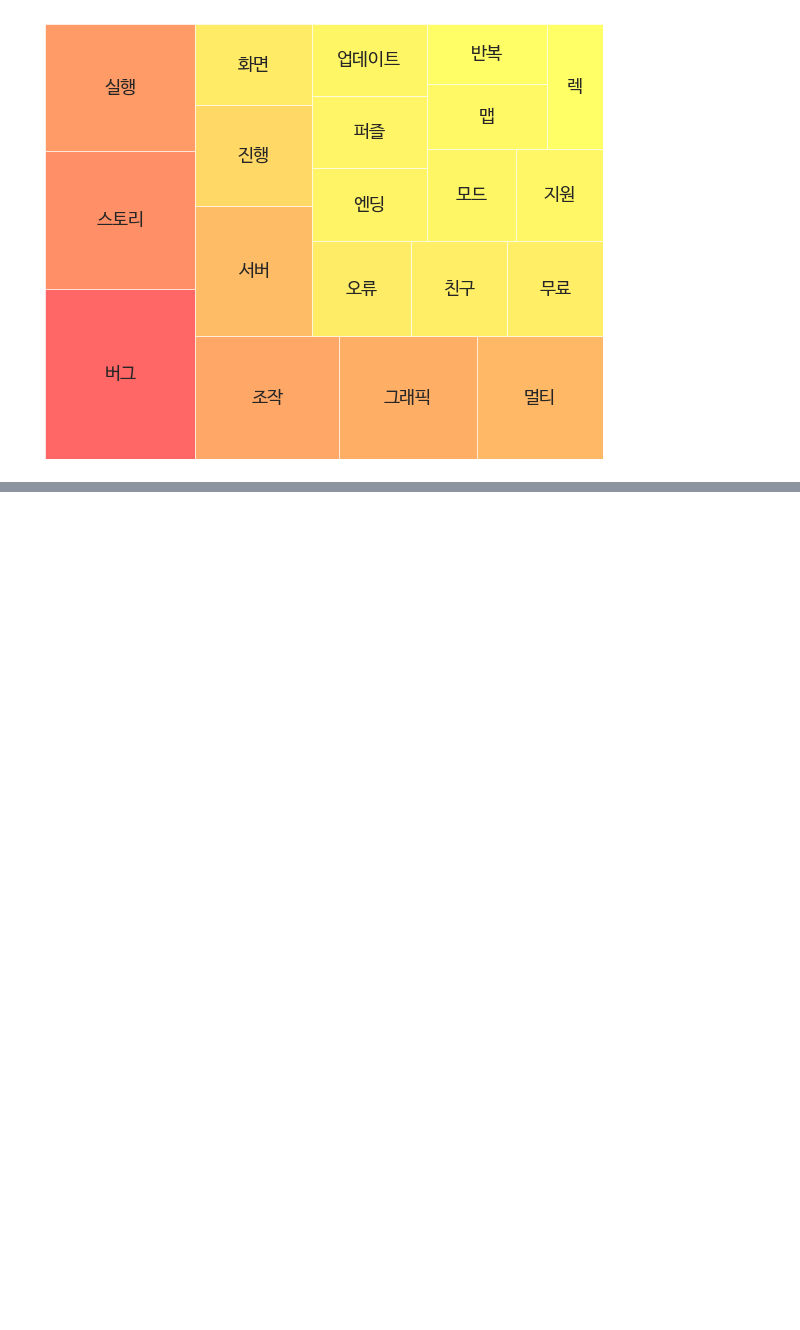
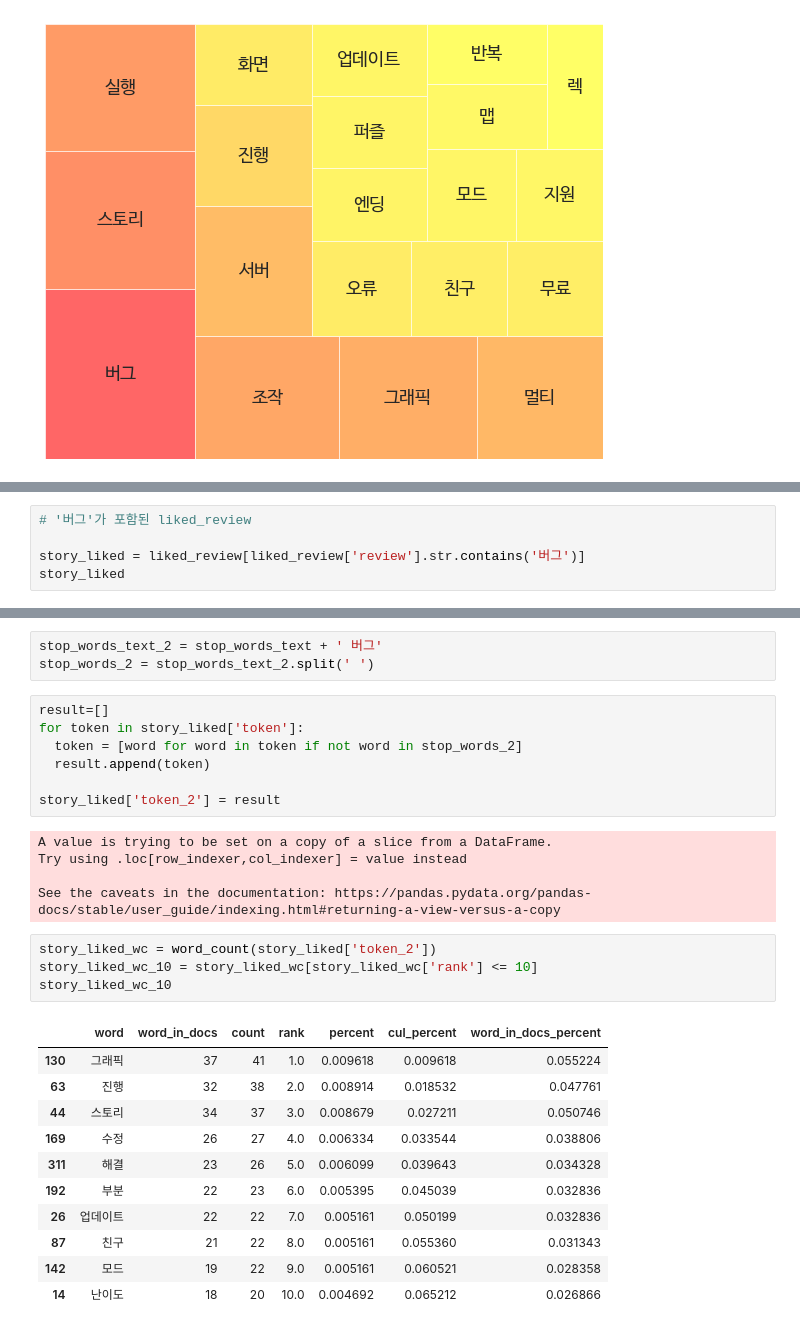
Before and after one commit to honeyd3wy/Sentiment-Classifier-with-KoELECTRA, a Jupyter notebook: text_mining.ipynb, the cells around one changed output, grey strips where cells are left out. Drawn from its saved outputs; the diff is of its cells as text; blank space fills up the shorter version.

Commit message:
Text analysis had updated.

```diff
--- a/text_mining.ipynb
+++ b/text_mining.ipynb
@@ -454,0 +467,5 @@ plt.show()
+# %%
+# '버그'가 포함된 liked_review
+
+story_liked = liked_review[liked_review['review'].str.contains('버그')]
+story_liked
@@ -454,0 +486,31 @@ plt.show()
+# %%
+stop_words_text_2 = stop_words_text + ' 버그'
+stop_words_2 = stop_words_text_2.split(' ')
+# %%
+result=[]
+for token in story_liked['token']:
+  token = [word for word in token if not word in stop_words_2]
+  result.append(token)
+
+story_liked['token_2'] = result
+# %% [output]
+A value is trying to be set on a copy of a slice from a DataFrame.
+Try using .loc[row_indexer,col_indexer] = value instead
+
+See the caveats in the documentation: https://pandas.pydata.org/pandas-docs/stable/user_guide/indexing.html#returning-a-view-versus-a-copy
+# %%
+story_liked_wc = word_count(story_liked['token_2'])
+story_liked_wc_10 = story_liked_wc[story_liked_wc['rank'] <= 10]
+story_liked_wc_10
+# %% [output]
+|  | word | word_in_docs | count | rank | percent | cul_percent | word_in_docs_percent |
+| 130 | 그래픽 | 37 | 41 | 1.0 | 0.009618 | 0.009618 | 0.055224 |
+| 63 | 진행 | 32 | 38 | 2.0 | 0.008914 | 0.018532 | 0.047761 |
+| 44 | 스토리 | 34 | 37 | 3.0 | 0.008679 | 0.027211 | 0.050746 |
+| 169 | 수정 | 26 | 27 | 4.0 | 0.006334 | 0.033544 | 0.038806 |
+| 311 | 해결 | 23 | 26 | 5.0 | 0.006099 | 0.039643 | 0.034328 |
+| 192 | 부분 | 22 | 23 | 6.0 | 0.005395 | 0.045039 | 0.032836 |
+| 26 | 업데이트 | 22 | 22 | 7.0 | 0.005161 | 0.050199 | 0.032836 |
+| 87 | 친구 | 21 | 22 | 8.0 | 0.005161 | 0.055360 | 0.031343 |
+| 142 | 모드 | 19 | 22 | 9.0 | 0.005161 | 0.060521 | 0.028358 |
+| 14 | 난이도 | 18 | 20 | 10.0 | 0.004692 | 0.065212 | 0.026866 |
```
Also changed, not shown: parts of 16 cells of this notebook.
